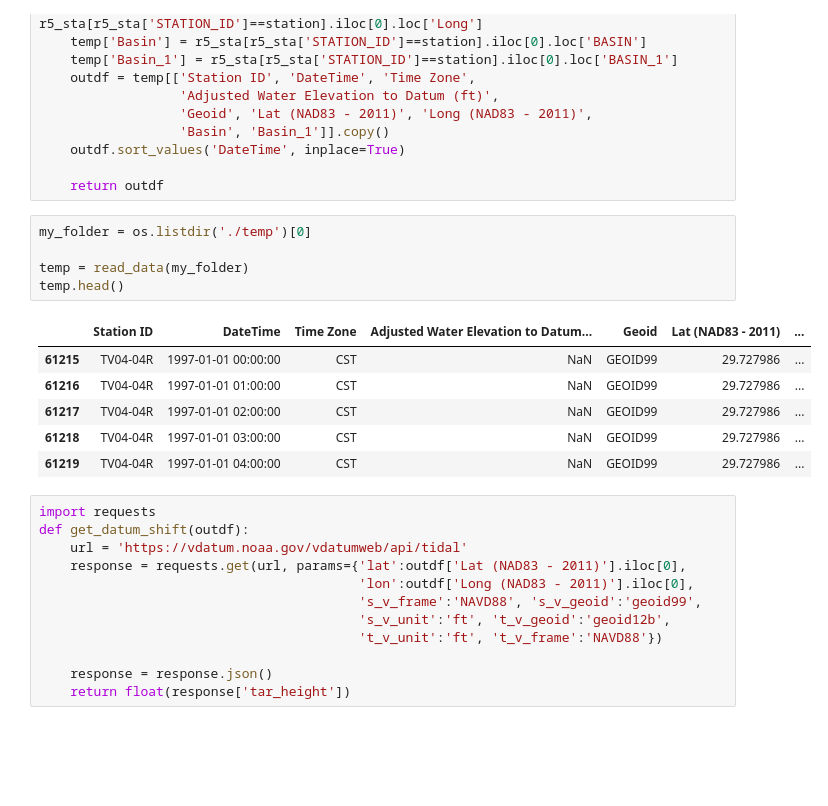
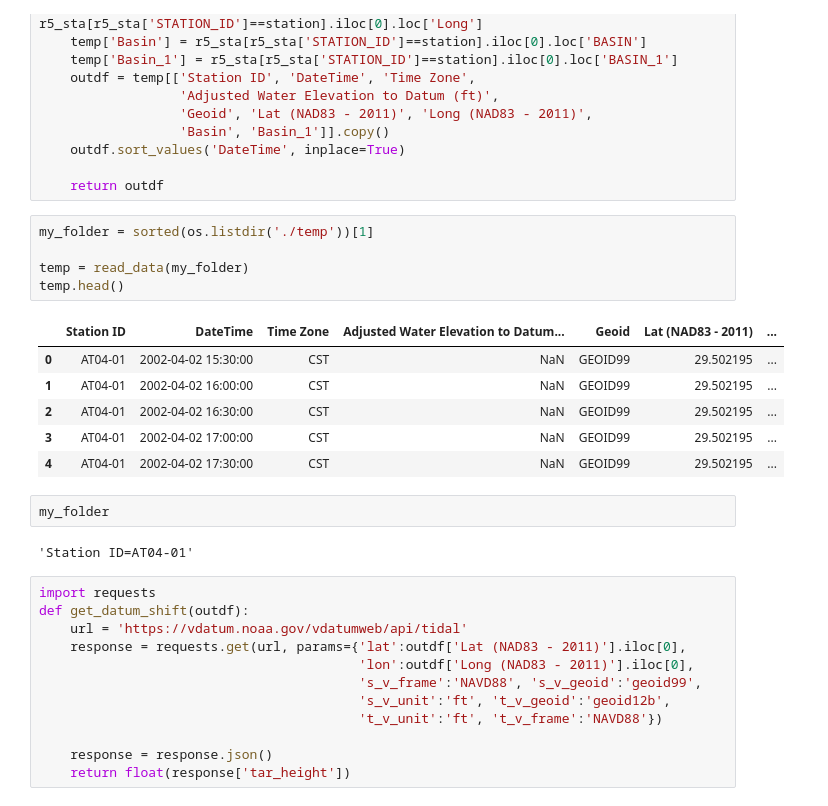
Before and after one commit to sinaamini11/Louisiana_Region5_Water_Levels, a Jupyter notebook: Region_5_Water_Levels.ipynb, the cells around one changed output. Cells and saved outputs as stored; diff of their text form; blank space fills up the shorter version.

```diff
--- a/Region_5_Water_Levels.ipynb
+++ b/Region_5_Water_Levels.ipynb
@@ -121,17 +125,21 @@ def read_data(folder):
 
     return outdf
 # %%
-my_folder = os.listdir('./temp')[0]
+my_folder = sorted(os.listdir('./temp'))[1]
 
 temp = read_data(my_folder)
 temp.head()
 # %% [output]
 |  | Station ID | DateTime | Time Zone | Adjusted Water Elevation to Datum... | Geoid | Lat (NAD83 - 2011) | ... |
-| 61215 | TV04-04R | 1997-01-01 00:00:00 | CST | NaN | GEOID99 | 29.727986 | ... |
-| 61216 | TV04-04R | 1997-01-01 01:00:00 | CST | NaN | GEOID99 | 29.727986 | ... |
-| 61217 | TV04-04R | 1997-01-01 02:00:00 | CST | NaN | GEOID99 | 29.727986 | ... |
-| 61218 | TV04-04R | 1997-01-01 03:00:00 | CST | NaN | GEOID99 | 29.727986 | ... |
-| 61219 | TV04-04R | 1997-01-01 04:00:00 | CST | NaN | GEOID99 | 29.727986 | ... |
+| 0 | AT04-01 | 2002-04-02 15:30:00 | CST | NaN | GEOID99 | 29.502195 | ... |
+| 1 | AT04-01 | 2002-04-02 16:00:00 | CST | NaN | GEOID99 | 29.502195 | ... |
+| 2 | AT04-01 | 2002-04-02 16:30:00 | CST | NaN | GEOID99 | 29.502195 | ... |
+| 3 | AT04-01 | 2002-04-02 17:00:00 | CST | NaN | GEOID99 | 29.502195 | ... |
+| 4 | AT04-01 | 2002-04-02 17:30:00 | CST | NaN | GEOID99 | 29.502195 | ... |
+# %%
+my_folder
+# %% [output]
+'Station ID=AT04-01'
 # %%
 import requests
 def get_datum_shift(outdf):
```
Also changed, not shown: parts of 5 cells of this notebook, 4 other files.
